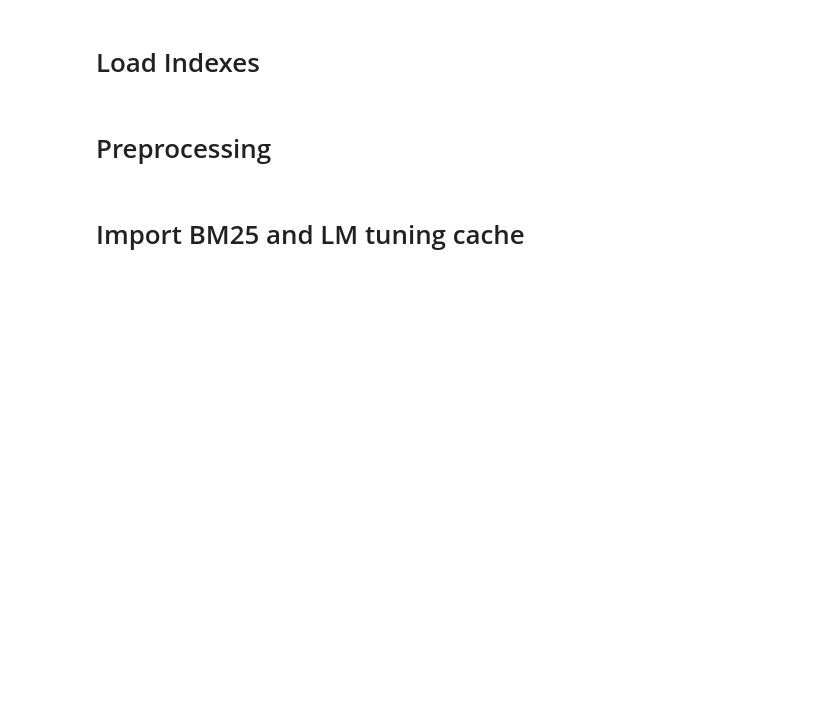
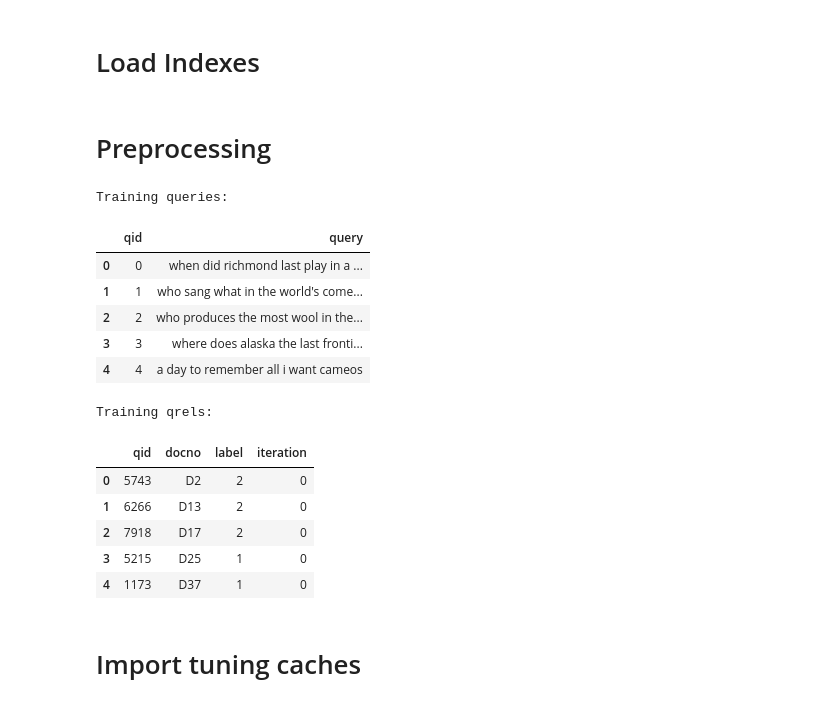
Before and after one commit to Legenden84/search-engines, a Jupyter notebook: notebooks/se_project_4.ipynb, the cells around one changed output. Saved outputs shown, nothing was run; the diff lists cells and outputs as text; code cells hidden in the pictures; blank space fills up the shorter version.

```diff
--- a/notebooks/se_project_4.ipynb
+++ b/notebooks/se_project_4.ipynb
@@ -118,5 +118,43 @@ indices = {
 }
 # %% [markdown]
 # Preprocessing
+# %%
+if "text" in train_queries.columns and "query" not in train_queries.columns:
+    train_queries = train_queries.rename(columns={"text": "query"})
+
+train_queries["qid"] = train_queries["qid"].astype(str)
+train_queries["query"] = train_queries["query"].astype(str)
+
+train_qrels["qid"] = train_qrels["qid"].astype(str)
+train_qrels["docno"] = train_qrels["docno"].astype(str)
+
+if "label" not in train_qrels.columns:
+    if "relevance" in train_qrels.columns:
+        train_qrels = train_qrels.rename(columns={"relevance": "label"})
+    elif "rel" in train_qrels.columns:
+        train_qrels = train_qrels.rename(columns={"rel": "label"})
+
+train_qrels["label"] = train_qrels["label"].astype(int)
+
+print("Training queries:")
+display(train_queries.head())
+
+print("Training qrels:")
+display(train_qrels.head())
+# %% [output]
+Training queries:
+|  | qid | query |
+| 0 | 0 | when did richmond last play in a ... |
+| 1 | 1 | who sang what in the world's come... |
+| 2 | 2 | who produces the most wool in the... |
+| 3 | 3 | where does alaska the last fronti... |
+| 4 | 4 | a day to remember all i want cameos |
+Training qrels:
+|  | qid | docno | label | iteration |
+| 0 | 5743 | D2 | 2 | 0 |
+| 1 | 6266 | D13 | 2 | 0 |
+| 2 | 7918 | D17 | 2 | 0 |
+| 3 | 5215 | D25 | 1 | 0 |
+| 4 | 1173 | D37 | 1 | 0 |
 # %% [markdown]
-# Import BM25 and LM tuning cache
+# Import tuning caches
```
Also changed, not shown: parts of 35 cells of this notebook, 2 other files.
